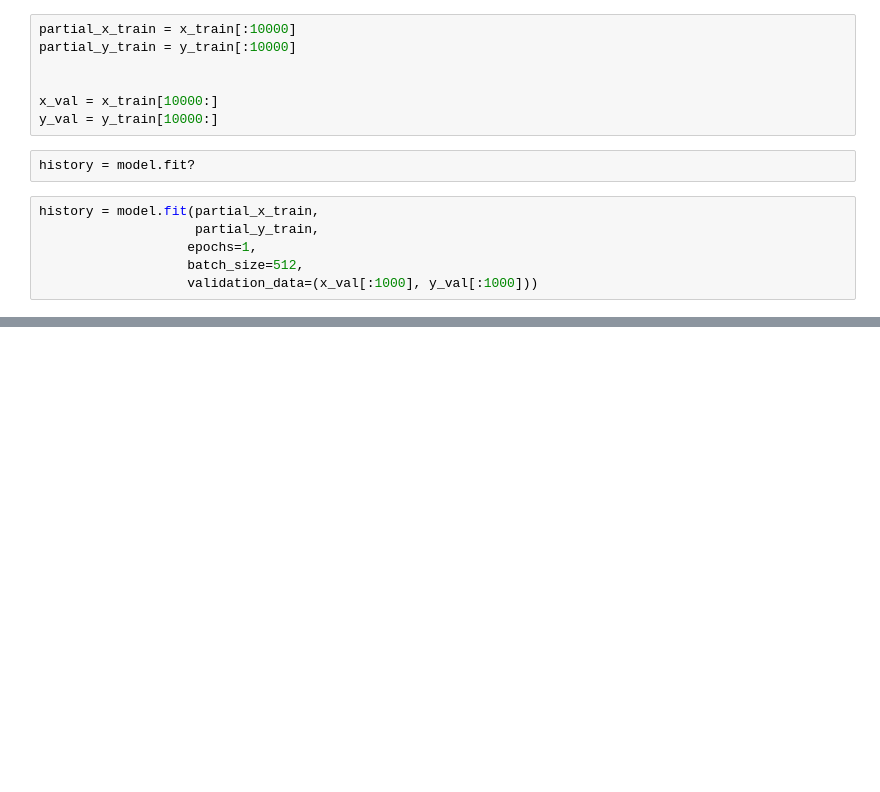
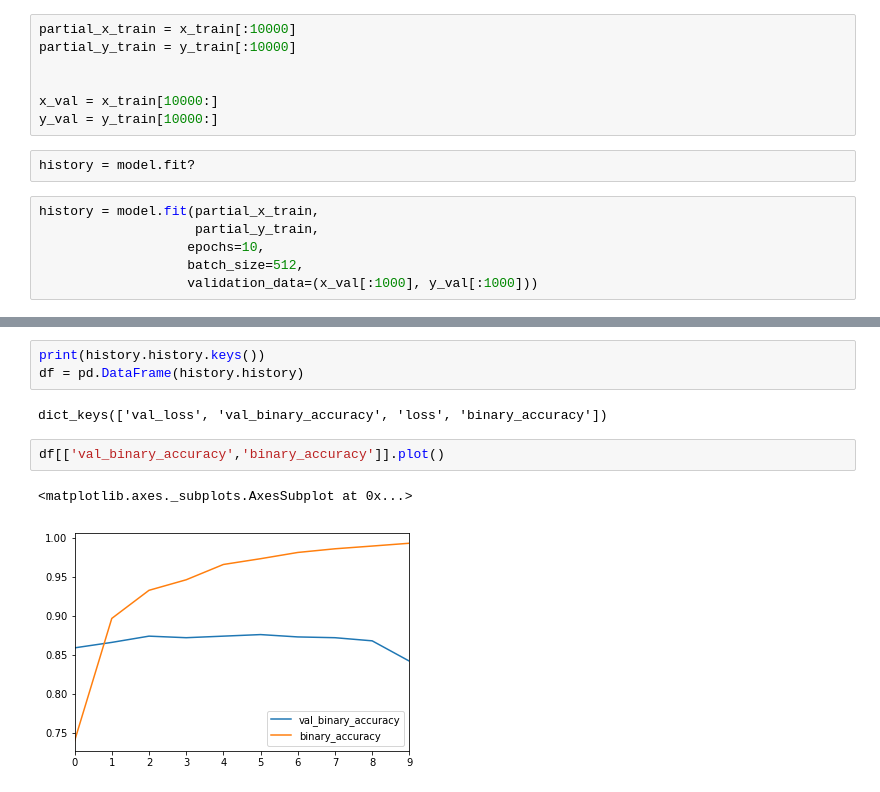
Before and after one commit to jasonwirth/neural_networks, a Jupyter notebook: keras_imbd.ipynb, the cells around one changed output, grey strips where cells are left out. Drawn from its saved outputs; the diff is of its cells as text; blank space fills up the shorter version.

```diff
--- a/keras_imbd.ipynb
+++ b/keras_imbd.ipynb
@@ -296,7 +296,7 @@ history = model.fit?
 # %%
 history = model.fit(partial_x_train,
                     partial_y_train,
-                   epochs=1,
+                   epochs=10,
                    batch_size=512,
                    validation_data=(x_val[:1000], y_val[:1000]))
 # %% [output]
@@ -312,0 +340,10 @@ history.history
+# %%
+print(history.history.keys())
+df = pd.DataFrame(history.history)
+# %% [output]
+dict_keys(['val_loss', 'val_binary_accuracy', 'loss', 'binary_accuracy'])
+# %%
+df[['val_binary_accuracy','binary_accuracy']].plot()
+# %% [output]
+<matplotlib.axes._subplots.AxesSubplot at 0x...>
+[figure, added]
```
Also changed, not shown: parts of 3 cells of this notebook, 2 other files.
